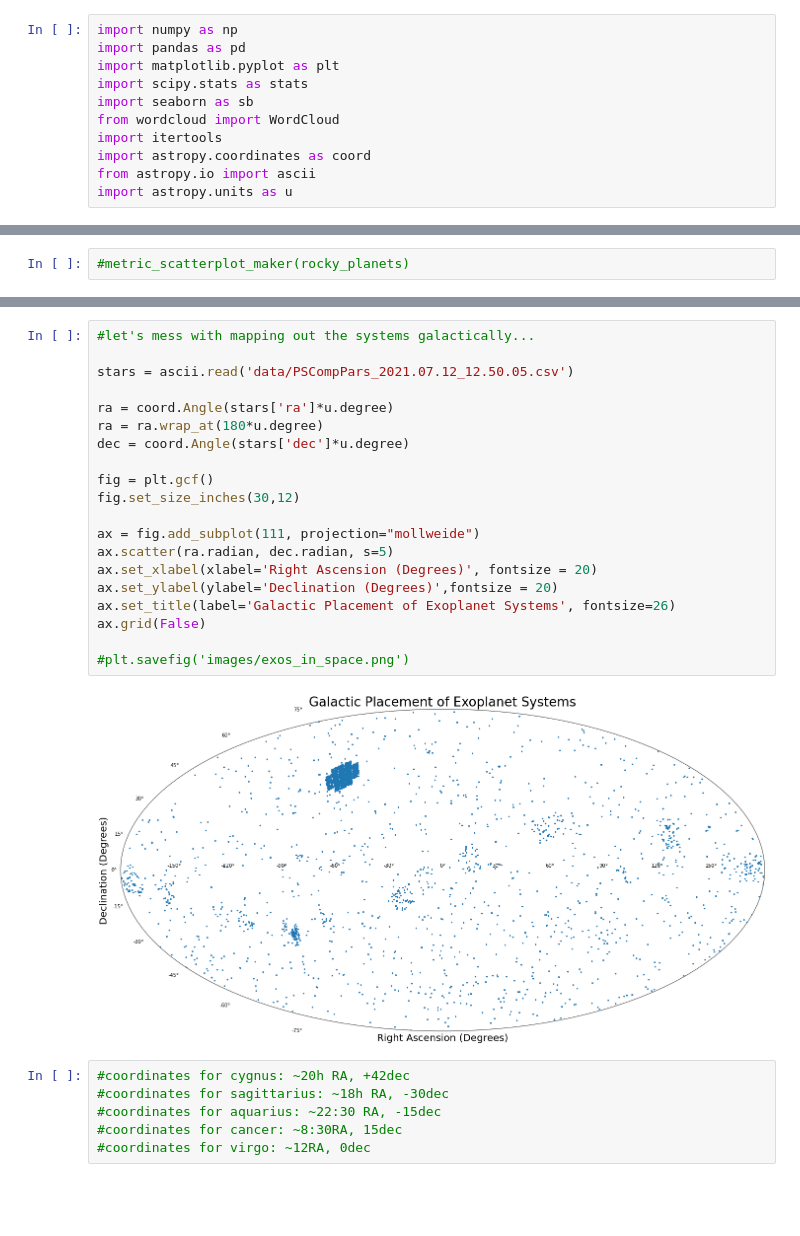
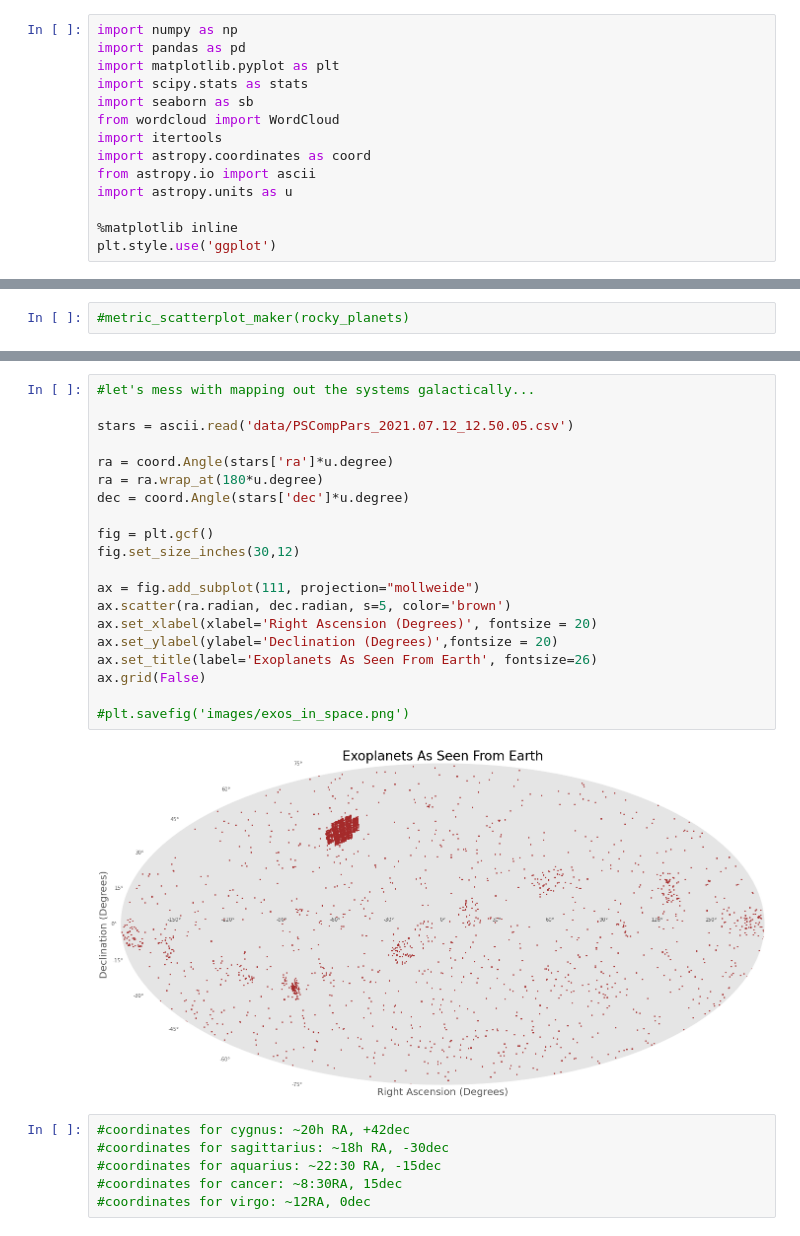
Before and after one commit to medrich/exos_cap, a Jupyter notebook: milky_way_stuff.ipynb, the cells around one changed output, grey strips where cells are left out. Cells and saved outputs as stored; diff of their text form; blank space fills up the shorter version.

Commit message:
Finalizing charts, approaching last edits to readme

```diff
--- a/milky_way_stuff.ipynb
+++ b/milky_way_stuff.ipynb
@@ -9,6 +9,9 @@ import itertools
 import astropy.coordinates as coord
 from astropy.io import ascii
 import astropy.units as u
+
+%matplotlib inline
+plt.style.use('ggplot')
 # %%
 exos = pd.read_csv('data/PSCompPars_2021.07.12_12.50.05.csv')
 # %%
@@ -405,25 +406,25 @@ ax.grid(False)
 # %%
 #let's mess with mapping out the systems galactically...
 
 stars = ascii.read('data/PSCompPars_2021.07.12_12.50.05.csv')
 
 ra = coord.Angle(stars['ra']*u.degree)
 ra = ra.wrap_at(180*u.degree)
 dec = coord.Angle(stars['dec']*u.degree)
 
 fig = plt.gcf()
 fig.set_size_inches(30,12)
 
 ax = fig.add_subplot(111, projection="mollweide")
-ax.scatter(ra.radian, dec.radian, s=5)
+ax.scatter(ra.radian, dec.radian, s=5, color='brown')
 ax.set_xlabel(xlabel='Right Ascension (Degrees)', fontsize = 20)
 ax.set_ylabel(ylabel='Declination (Degrees)',fontsize = 20)
-ax.set_title(label='Galactic Placement of Exoplanet Systems', fontsize=26)
+ax.set_title(label='Exoplanets As Seen From Earth', fontsize=26)
 ax.grid(False)
 
 #plt.savefig('images/exos_in_space.png')
 # %% [output]
-[figure, old version]
+[figure, new version]
 # %%
 #coordinates for cygnus: ~20h RA, +42dec
 #coordinates for sagittarius: ~18h RA, -30dec
```
Also changed, not shown: parts of 26 cells of this notebook, 36 other files.
